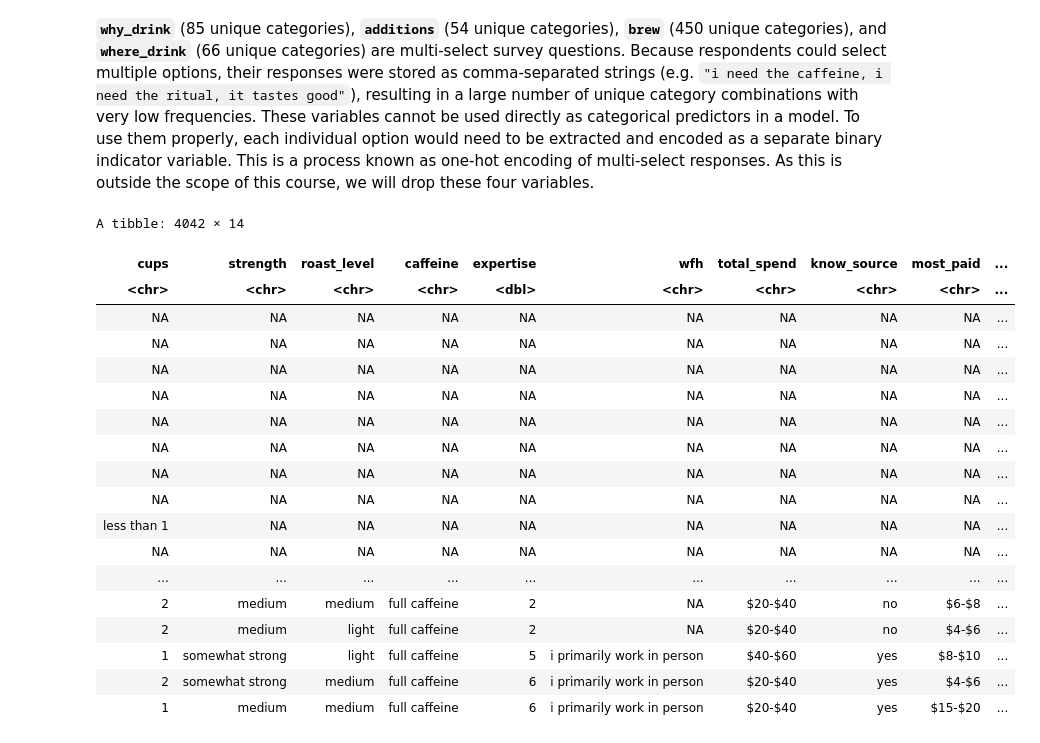
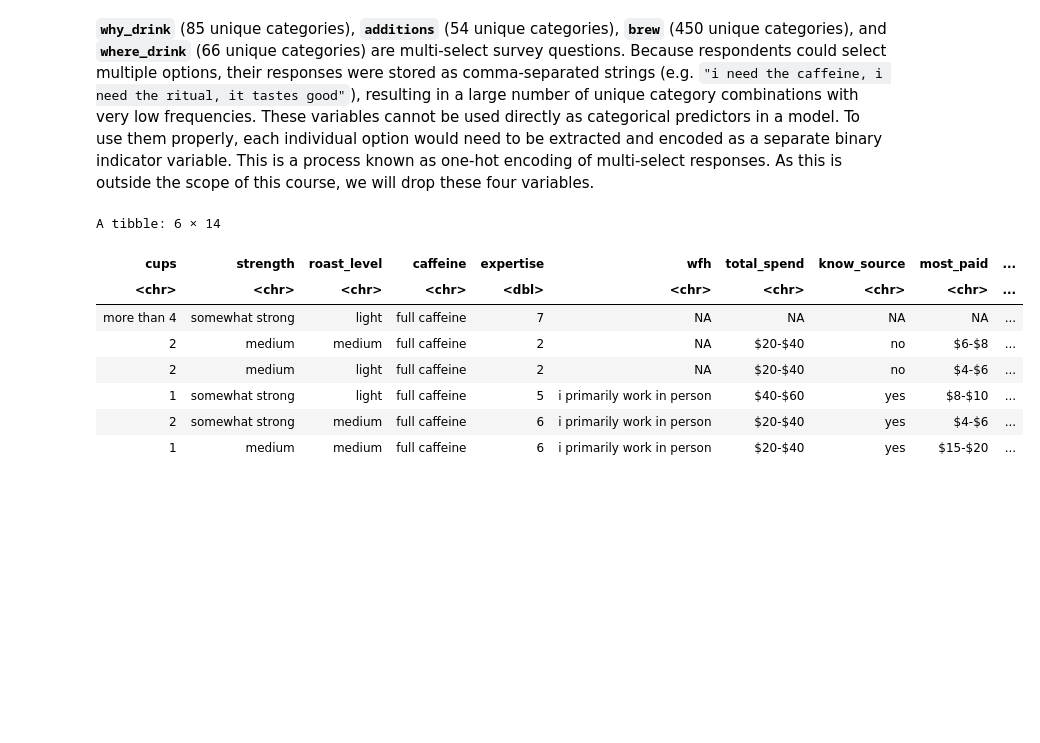
Before and after one commit to tiffanyn5/STAT301_Group9, a Jupyter notebook: group9_finalreport.ipynb, the cells around one changed output. Drawn from its saved outputs; the diff is of its cells as text; code cells hidden in the pictures; blank space fills up the shorter version.

```diff
--- a/group9_finalreport.ipynb
+++ b/group9_finalreport.ipynb
@@ -384,28 +384,18 @@ A tibble: 6 × 3
 # %%
 # Drop why_drink, additions, brew, and where_drin
 coffee_balanced_final <- coffee_balanced |>
   select(-c(
     why_drink,
     additions,
     brew,
     where_drink
   ))
-coffee_balanced_final
+tail(coffee_balanced_final)
 # %% [output]
-A tibble: 4042 × 14
+A tibble: 6 × 14
 | cups | strength | roast_level | caffeine | expertise | wfh | total_spend | know_source | most_paid | ... |
 | <chr> | <chr> | <chr> | <chr> | <dbl> | <chr> | <chr> | <chr> | <chr> | ... |
-| NA | NA | NA | NA | NA | NA | NA | NA | NA | ... |
-| NA | NA | NA | NA | NA | NA | NA | NA | NA | ... |
-| NA | NA | NA | NA | NA | NA | NA | NA | NA | ... |
-| NA | NA | NA | NA | NA | NA | NA | NA | NA | ... |
-| NA | NA | NA | NA | NA | NA | NA | NA | NA | ... |
-| NA | NA | NA | NA | NA | NA | NA | NA | NA | ... |
-| NA | NA | NA | NA | NA | NA | NA | NA | NA | ... |
-| NA | NA | NA | NA | NA | NA | NA | NA | NA | ... |
-| less than 1 | NA | NA | NA | NA | NA | NA | NA | NA | ... |
-| NA | NA | NA | NA | NA | NA | NA | NA | NA | ... |
-| ... | ... | ... | ... | ... | ... | ... | ... | ... | ... |
+| more than 4 | somewhat strong | light | full caffeine | 7 | NA | NA | NA | NA | ... |
 | 2 | medium | medium | full caffeine | 2 | NA | $20-$40 | no | $6-$8 | ... |
 | 2 | medium | light | full caffeine | 2 | NA | $20-$40 | no | $4-$6 | ... |
 | 1 | somewhat strong | light | full caffeine | 5 | i primarily work in person | $40-$60 | yes | $8-$10 | ... |
```
